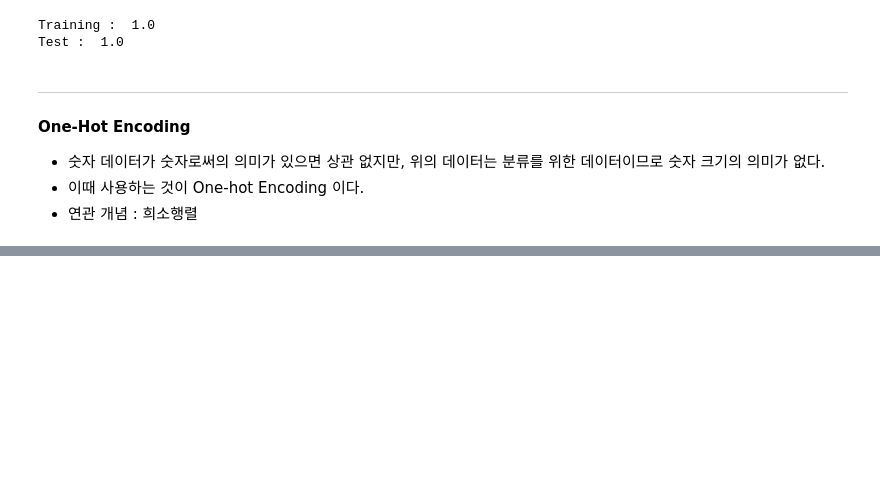
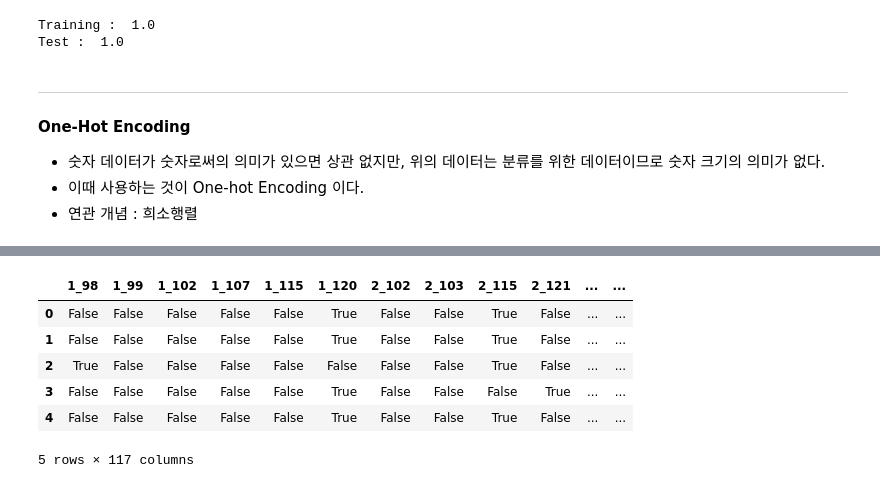
Before and after one commit to Sphen1sc1dae/MachineLearning, a Jupyter notebook: Note/08.ipynb, the cells around one changed output, grey strips where cells are left out. Saved outputs shown, nothing was run; the diff lists cells and outputs as text; code cells hidden in the pictures; blank space fills up the shorter version.

```diff
--- a/Note/08.ipynb
+++ b/Note/08.ipynb
@@ -242,0 +278,18 @@ Test :  1.0
+# %%
+#적용하기
+for i in range(1, 22+1):
+    dataTemp = pd.get_dummies(
+        data=dataTemp,
+        columns=[i],
+        prefix=str(i)
+    )
+
+dataTemp.head()
+# %% [output]
+|  | 1_98 | 1_99 | 1_102 | 1_107 | 1_115 | 1_120 | 2_102 | 2_103 | 2_115 | 2_121 | ... | ... |
+| 0 | False | False | False | False | False | True | False | False | True | False | ... | ... |
+| 1 | False | False | False | False | False | True | False | False | True | False | ... | ... |
+| 2 | True | False | False | False | False | False | False | False | True | False | ... | ... |
+| 3 | False | False | False | False | False | True | False | False | False | True | ... | ... |
+| 4 | False | False | False | False | False | True | False | False | True | False | ... | ... |
+5 rows × 117 columns
```
Also changed, not shown: parts of 4 cells of this notebook, 3 other files.
